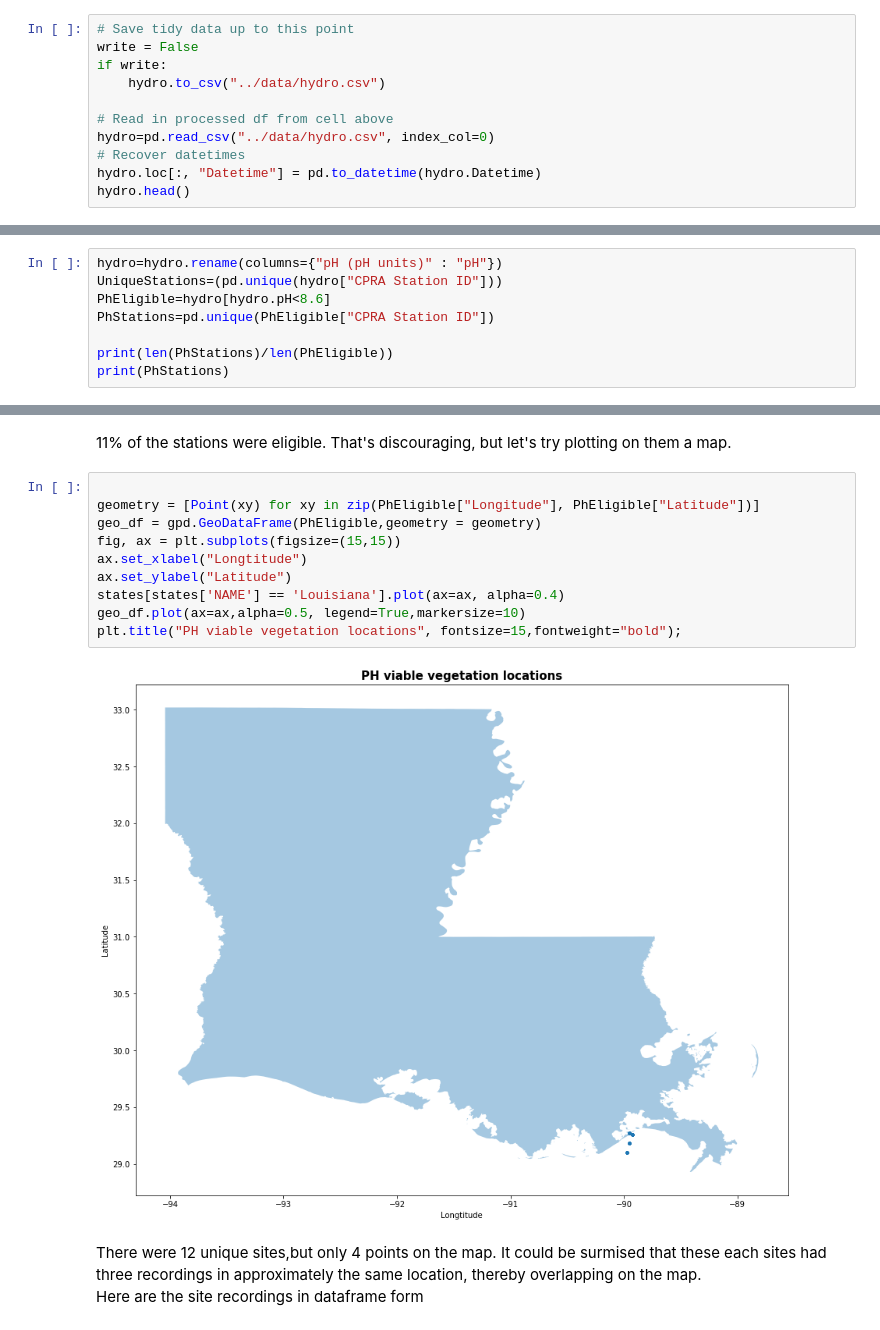
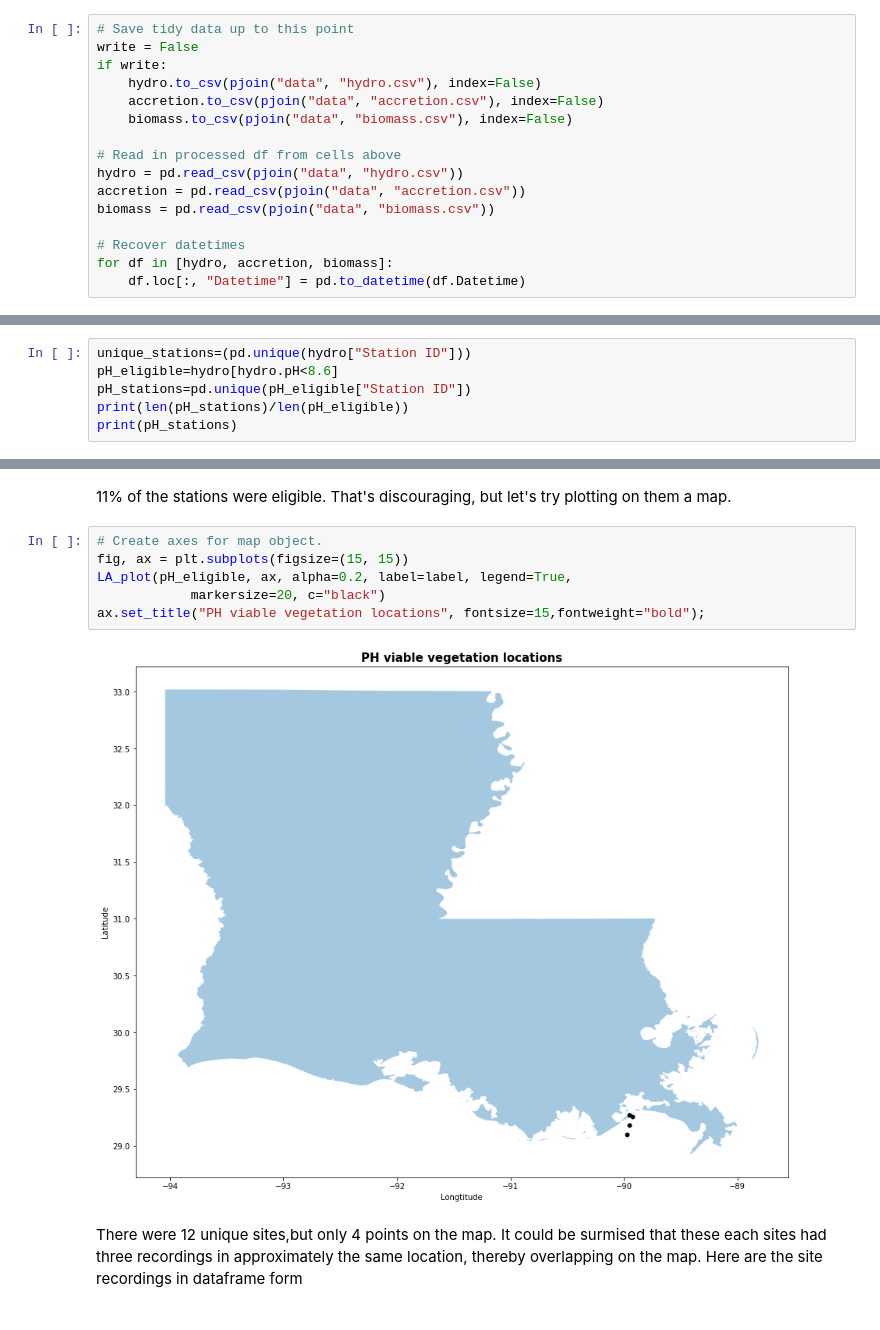
Before and after one commit to MinaSSaleh/MinaSSaleh.github.io, a Jupyter notebook: FinalTutorial.ipynb, the cells around one changed output, grey strips where cells are left out. Drawn from its saved outputs; the diff is of its cells as text.

```diff
--- a/FinalTutorial.ipynb
+++ b/FinalTutorial.ipynb
@@ -201,10 +287,15 @@ accretion = accretion_untidy.drop(["Time (hh:mm)", "Date (mm/dd/yyyy)"], axis=1)
 # Save tidy data up to this point
 write = False
 if write:
-    hydro.to_csv("../data/hydro.csv")
+    hydro.to_csv(pjoin("data", "hydro.csv"), index=False)
+    accretion.to_csv(pjoin("data", "accretion.csv"), index=False)
+    biomass.to_csv(pjoin("data", "biomass.csv"), index=False)
 
-# Read in processed df from cell above
-hydro=pd.read_csv("../data/hydro.csv", index_col=0)
+# Read in processed df from cells above
+hydro = pd.read_csv(pjoin("data", "hydro.csv"))
+accretion = pd.read_csv(pjoin("data", "accretion.csv"))
+biomass = pd.read_csv(pjoin("data", "biomass.csv"))
+
 # Recover datetimes
-hydro.loc[:, "Datetime"] = pd.to_datetime(hydro.Datetime)
-hydro.head()
+for df in [hydro, accretion, biomass]:
+    df.loc[:, "Datetime"] = pd.to_datetime(df.Datetime)
@@ -271,11 +370,9 @@ One of the most cost effective ways to mitigate the threat of erosion is through
 
 Plant roots can sturdy the structure of the sand, and reduce the risk of erosion. Plants typically thrive at PH between a PH of 5 and 7. None of our sites have that, but fortunately some varieties can grow at PH's as high as 8.5, which qualifies a good number of the sites, albeit tenuously. Let's take a look.
 # %%
-hydro=hydro.rename(columns={"pH (pH units)" : "pH"})
-UniqueStations=(pd.unique(hydro["CPRA Station ID"]))
-PhEligible=hydro[hydro.pH<8.6]
-PhStations=pd.unique(PhEligible["CPRA Station ID"])
-
-print(len(PhStations)/len(PhEligible))
-print(PhStations)
+unique_stations=(pd.unique(hydro["Station ID"]))
+pH_eligible=hydro[hydro.pH<8.6]
+pH_stations=pd.unique(pH_eligible["Station ID"])
+print(len(pH_stations)/len(pH_eligible))
+print(pH_stations)
 # %% [output]
@@ -286,17 +383,13 @@ print(PhStations)
 # %% [markdown]
 11% of the stations were eligible. That's discouraging, but let's try plotting on them a map.
 # %%
-
-geometry = [Point(xy) for xy in zip(PhEligible["Longitude"], PhEligible["Latitude"])]
-geo_df = gpd.GeoDataFrame(PhEligible,geometry = geometry)
-fig, ax = plt.subplots(figsize=(15,15))
-ax.set_xlabel("Longtitude")
-ax.set_ylabel("Latitude")
-states[states['NAME'] == 'Louisiana'].plot(ax=ax, alpha=0.4)
-geo_df.plot(ax=ax,alpha=0.5, legend=True,markersize=10)
-plt.title("PH viable vegetation locations", fontsize=15,fontweight="bold");
+# Create axes for map object.
+fig, ax = plt.subplots(figsize=(15, 15))
+LA_plot(pH_eligible, ax, alpha=0.2, label=label, legend=True,
+            markersize=20, c="black")
+ax.set_title("PH viable vegetation locations", fontsize=15,fontweight="bold");
 # %% [output]
-[figure, old version]
+[figure, new version]
 # %% [markdown]
 There were 12 unique sites,but only 4 points on the map. It could be surmised that these each sites had three recordings in approximately the same location, thereby overlapping on the map.
 Here are the site recordings in dataframe form
```
Also changed, not shown: parts of 54 cells of this notebook, 1 other file.
